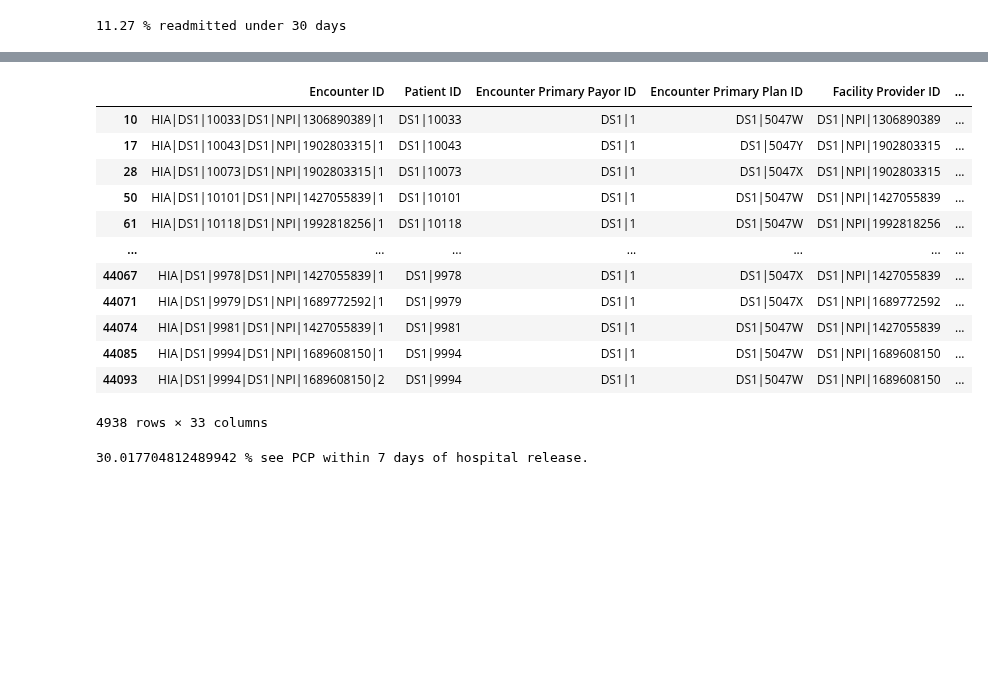
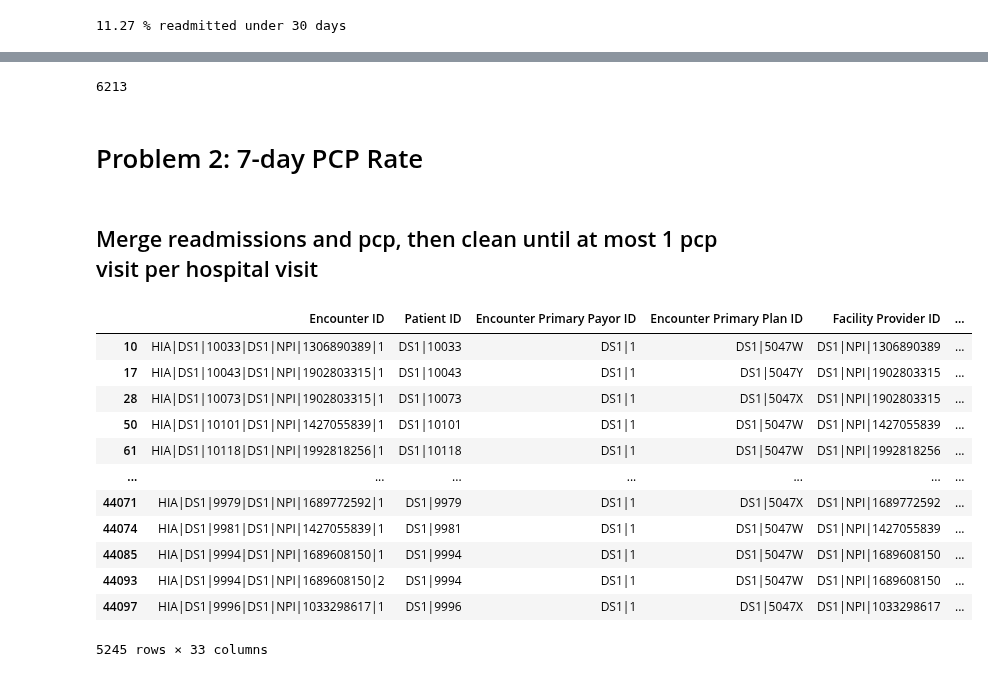
Before and after one commit to jrioross/ursa_health_hospital_readmissions, a Jupyter notebook: ursa_health_hospital_readmission.ipynb, the cells around one changed output, grey strips where cells are left out. Saved outputs shown, nothing was run; the diff lists cells and outputs as text; code cells hidden in the pictures; blank space fills up the shorter version.

Commit message:
Working on Problem 3. Need to convert NPIs to categories.

```diff
--- a/ursa_health_hospital_readmission.ipynb
+++ b/ursa_health_hospital_readmission.ipynb
@@ -266,21 +223,48 @@ readm_pcp = readm_pcp[readm_pcp['Hospital to PCP Days'] == readm_pcp.groupby(['P
-# %%
-readm_pcp['PCP Under 7 Days'] = readm_pcp['Hospital to PCP Days'] <= dt.timedelta(days = 7)
-readm_pcp
-# %% [output]
-|  | Encounter ID | Patient ID | Encounter Primary Payor ID | Encounter Primary Plan ID | Facility Provider ID | ... |
-| 10 | HIA|DS1|10033|DS1|NPI|1306890389|1 | DS1|10033 | DS1|1 | DS1|5047W | DS1|NPI|1306890389 | ... |
-| 17 | HIA|DS1|10043|DS1|NPI|1902803315|1 | DS1|10043 | DS1|1 | DS1|5047Y | DS1|NPI|1902803315 | ... |
-| 28 | HIA|DS1|10073|DS1|NPI|1902803315|1 | DS1|10073 | DS1|1 | DS1|5047X | DS1|NPI|1902803315 | ... |
-| 50 | HIA|DS1|10101|DS1|NPI|1427055839|1 | DS1|10101 | DS1|1 | DS1|5047W | DS1|NPI|1427055839 | ... |
-| 61 | HIA|DS1|10118|DS1|NPI|1992818256|1 | DS1|10118 | DS1|1 | DS1|5047W | DS1|NPI|1992818256 | ... |
-| ... | ... | ... | ... | ... | ... | ... |
-| 44067 | HIA|DS1|9978|DS1|NPI|1427055839|1 | DS1|9978 | DS1|1 | DS1|5047X | DS1|NPI|1427055839 | ... |
-| 44071 | HIA|DS1|9979|DS1|NPI|1689772592|1 | DS1|9979 | DS1|1 | DS1|5047X | DS1|NPI|1689772592 | ... |
-| 44074 | HIA|DS1|9981|DS1|NPI|1427055839|1 | DS1|9981 | DS1|1 | DS1|5047W | DS1|NPI|1427055839 | ... |
-| 44085 | HIA|DS1|9994|DS1|NPI|1689608150|1 | DS1|9994 | DS1|1 | DS1|5047W | DS1|NPI|1689608150 | ... |
-| 44093 | HIA|DS1|9994|DS1|NPI|1689608150|2 | DS1|9994 | DS1|1 | DS1|5047W | DS1|NPI|1689608150 | ... |
-4938 rows × 33 columns
-# %%
-print(sum(readm_pcp['PCP Under 7 Days'])*100/len(readmissions), '% see PCP within 7 days of hospital release.')
-# %% [output]
-30.017704812489942 % see PCP within 7 days of hospital release.
+# %%
+#checking my work
+readmissions[readmissions['patient_adm_ct']>= 2].count()
+readmissions['patient_adm_ct'].unique()
+readmissions.groupby(['Patient ID', 'patient_adm_ct']).ngroups
+# %% [output]
+6213
+# %% [markdown]
+# Problem 2: 7-day PCP Rate
+# %% [markdown]
+## Merge readmissions and pcp, then clean until at most 1 pcp visit per hospital visit
+# %%
+#reduce pcp to relevant columns
+pcp2 = pcp[['Encounter ID','Patient ID','Service Provider NPI','Provider Group NPI','Encounter Date']]
+
+#merger readmissions with pcp2
+readm_pcp = pd.merge(readmissions, pcp2, how = 'left', on = 'Patient ID', suffixes = ('', ' pcp'))
+
+#create timedelta column between hospital release and PCP visit (will have negatives)
+readm_pcp['Hospital to PCP Days'] = readm_pcp['Encounter Date'] - readm_pcp['Encounter End Date']
+
+#cut out all rows with negative time in Hospital to PCP Days, but keep na rows (people who never saw PCP)
+readm_pcp = readm_pcp[(readm_pcp['Hospital to PCP Days'] >= dt.timedelta(days = 0)) | (readm_pcp['Hospital to PCP Days'].isnull())]
+
+#Keep people who never saw PCP and rows where Hospital to PCP Days is minimized by Patient ID and patient_adm_ct
+readm_pcp = readm_pcp[readm_pcp['Hospital to PCP Days'].isnull()
+                      |
+                      (readm_pcp['Hospital to PCP Days'] == readm_pcp.groupby(['Patient ID', 'patient_adm_ct'])['Hospital to PCP Days'].transform('min'))]
+
+#create boolean column for PCP visits within 7 days
+readm_pcp['PCP Under 7 Days'] = readm_pcp['Hospital to PCP Days'] <= dt.timedelta(days = 7)
+
+#take a peak
+readm_pcp
+# %% [output]
+|  | Encounter ID | Patient ID | Encounter Primary Payor ID | Encounter Primary Plan ID | Facility Provider ID | ... |
+| 10 | HIA|DS1|10033|DS1|NPI|1306890389|1 | DS1|10033 | DS1|1 | DS1|5047W | DS1|NPI|1306890389 | ... |
+| 17 | HIA|DS1|10043|DS1|NPI|1902803315|1 | DS1|10043 | DS1|1 | DS1|5047Y | DS1|NPI|1902803315 | ... |
+| 28 | HIA|DS1|10073|DS1|NPI|1902803315|1 | DS1|10073 | DS1|1 | DS1|5047X | DS1|NPI|1902803315 | ... |
+| 50 | HIA|DS1|10101|DS1|NPI|1427055839|1 | DS1|10101 | DS1|1 | DS1|5047W | DS1|NPI|1427055839 | ... |
+| 61 | HIA|DS1|10118|DS1|NPI|1992818256|1 | DS1|10118 | DS1|1 | DS1|5047W | DS1|NPI|1992818256 | ... |
+| ... | ... | ... | ... | ... | ... | ... |
+| 44071 | HIA|DS1|9979|DS1|NPI|1689772592|1 | DS1|9979 | DS1|1 | DS1|5047X | DS1|NPI|1689772592 | ... |
+| 44074 | HIA|DS1|9981|DS1|NPI|1427055839|1 | DS1|9981 | DS1|1 | DS1|5047W | DS1|NPI|1427055839 | ... |
+| 44085 | HIA|DS1|9994|DS1|NPI|1689608150|1 | DS1|9994 | DS1|1 | DS1|5047W | DS1|NPI|1689608150 | ... |
+| 44093 | HIA|DS1|9994|DS1|NPI|1689608150|2 | DS1|9994 | DS1|1 | DS1|5047W | DS1|NPI|1689608150 | ... |
+| 44097 | HIA|DS1|9996|DS1|NPI|1033298617|1 | DS1|9996 | DS1|1 | DS1|5047X | DS1|NPI|1033298617 | ... |
+5245 rows × 33 columns
```
Also changed, not shown: parts of 16 cells of this notebook.
